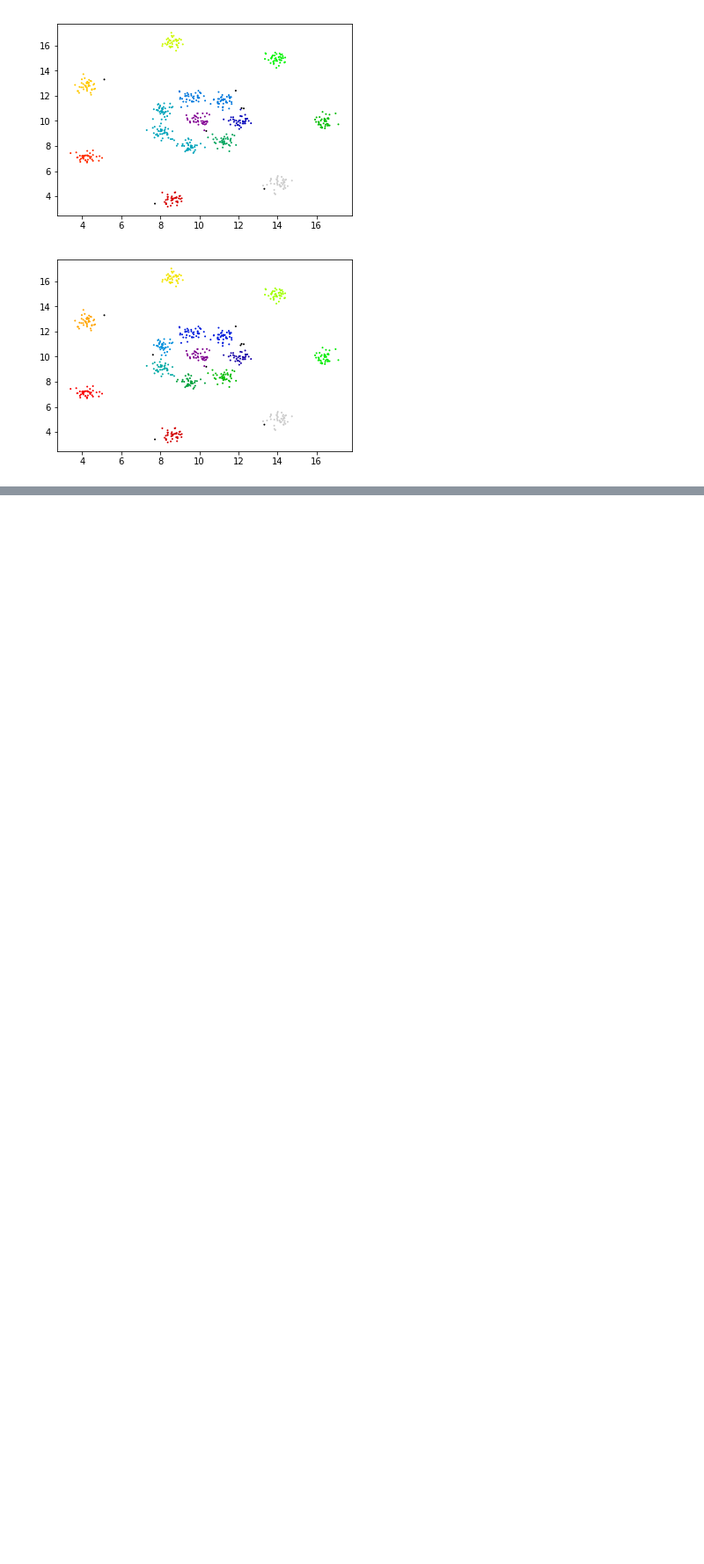
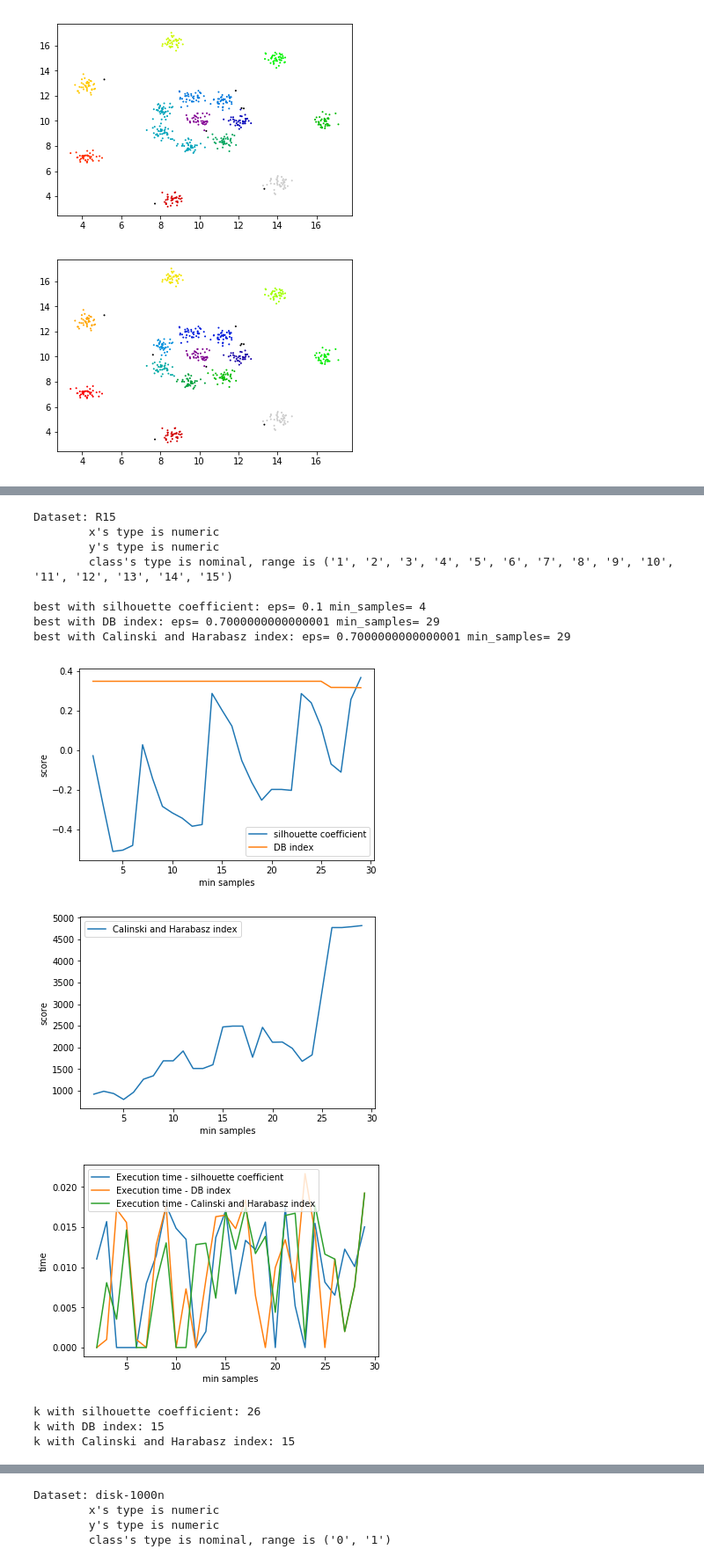
Before and after one commit to ColorPalmy/TP_Apprentissage_Non_Supervise, a Jupyter notebook: DBSCAN.ipynb, the cells around one changed output, grey strips where cells are left out. Shown at 88% size. Cells and saved outputs as stored; diff of their text form; code cells hidden in the pictures; blank space fills up the shorter version.

Commit message:
added DBSCAN and HDBSCAN

```diff
--- a/DBSCAN.ipynb
+++ b/DBSCAN.ipynb
@@ -337,0 +380,60 @@ plt.show()
+# %%
+# parameters to try for each dataset (min_eps,max_eps,step_eps,min_nb_samples,max_nb_samples)
+params = [(0.1,3.0,0.1,2,30),
+          (1.0,20.0,0.5,2,100),
+          (0.1,1.0,0.1,2,100),
+          (0.1,1.8,0.05,2,100),
+          (1.0,10.0,0.5,2,80),
+          (1,20,0.5,2,100),
+          (0.5,20.0,0.5,2,100),
+          (1,200,10,2,100)]
+
+for i in range(len(data)):
+    dataset = data[i]
+    meta = metadata[i]
+    (min_eps,max_eps,step_eps,min_nb_samples,max_nb_samples) = params[i]
+    print(meta)
+
+    ((minpts_sil,eps_sil,best_labels_sil),
+     (minpts_db,eps_db,best_labels_db),
+     (minpts_chi,eps_chi,best_labels_chi)) = dbscan_params(data[i],min_nb_samples,max_nb_samples,min_eps,max_eps,step_eps)
+
+    print("k with silhouette coefficient:",np.unique(best_labels_sil).shape[0])
+    print("k with DB index:",np.unique(best_labels_db).shape[0])
+    print("k with Calinski and Harabasz index:",np.unique(best_labels_chi).shape[0])
+
+    plt.scatter(dataset[meta.names()[0]],
+                        dataset[meta.names()[1]],
+                        c = best_labels_sil,
+                        s = 1, cmap = 'nipy_spectral')
+    plt.title("Labels with silhouette coefficient")
+    plt.show()
+
+    plt.scatter(dataset[meta.names()[0]],
+                        dataset[meta.names()[1]],
+                        c = best_labels_db,
+                        s = 1, cmap = 'nipy_spectral')
+    plt.title("Labels with DB index")
+    plt.show()
+
+    plt.scatter(dataset[meta.names()[0]],
+                        dataset[meta.names()[1]],
+                        c = best_labels_chi,
+                        s = 1, cmap = 'nipy_spectral')
+    plt.title("Labels with Calinski and Harabasz index")
+    plt.show()
+# %% [output]
+Dataset: R15
+        x's type is numeric
+        y's type is numeric
+        class's type is nominal, range is ('1', '2', '3', '4', '5', '6', '7', '8', '9', '10', '11', '12', '13', '14', '15')
+
+best with silhouette coefficient: eps= 0.1 min_samples= 4
+best with DB index: eps= 0.7000000000000001 min_samples= 29
+best with Calinski and Harabasz index: eps= 0.7000000000000001 min_samples= 29
+[figure, added]
+[figure, added]
+[figure, added]
+k with silhouette coefficient: 26
+k with DB index: 15
+k with Calinski and Harabasz index: 15
@@ -337,0 +443,4 @@ plt.show()
+Dataset: disk-1000n
+        x's type is numeric
+        y's type is numeric
+        class's type is nominal, range is ('0', '1')
```
Also changed, not shown: parts of 9 cells of this notebook, 3 other files.
